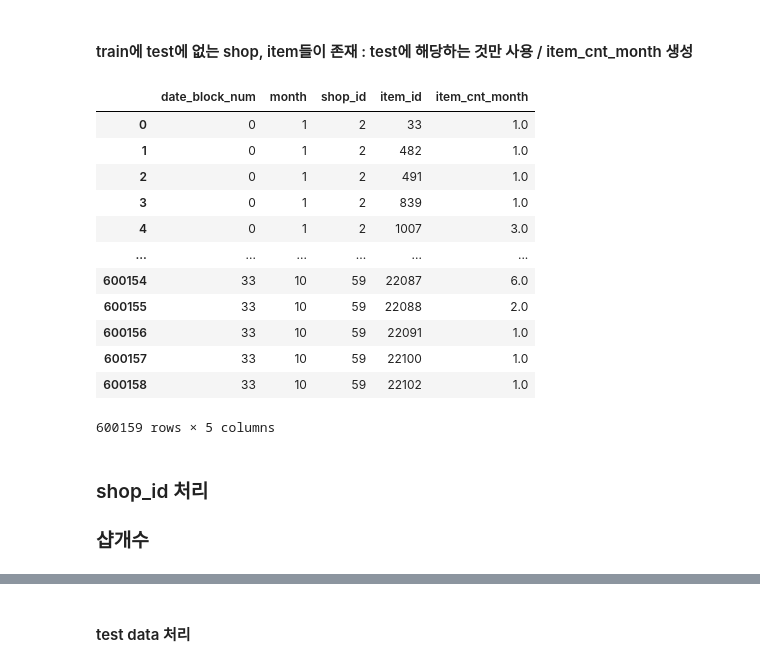
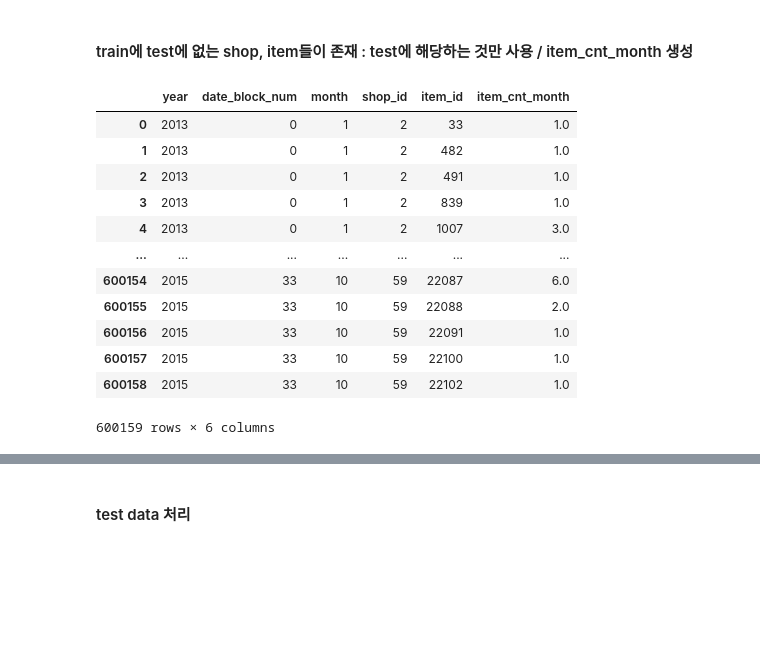
Before and after one commit to kkyuhun94/ML_practice, a Jupyter notebook: predict_future_sales.ipynb, the cells around one changed output, grey strips where cells are left out. Drawn from its saved outputs; the diff is of its cells as text; code cells hidden in the pictures; blank space fills up the shorter version.

```diff
--- a/predict_future_sales.ipynb
+++ b/predict_future_sales.ipynb
@@ -344,24 +274,21 @@ df_train
 # %%
 x_train = df_train[df_train.shop_id.isin(df_test.shop_id.unique())]
 x_train = x_train[x_train.item_id.isin(df_test.item_id.unique())]
 x_train['date'] = x_train['date'].apply(lambda x : int(x[3:5]))
-x_train = pd.DataFrame(x_train.groupby(['date_block_num','date','shop_id','item_id'],as_index=False)['item_cnt_day'].sum())
+x_train = pd.DataFrame(x_train.groupby(['year','date_block_num','date','shop_id','item_id'],as_index=False)['item_cnt_day'].sum())
 x_train.rename(columns={'item_cnt_day' : 'item_cnt_month', 'date' : 'month'}, inplace = True )
 x_train
 # %% [output]
-|  | date_block_num | month | shop_id | item_id | item_cnt_month |
-| 0 | 0 | 1 | 2 | 33 | 1.0 |
-| 1 | 0 | 1 | 2 | 482 | 1.0 |
-| 2 | 0 | 1 | 2 | 491 | 1.0 |
-| 3 | 0 | 1 | 2 | 839 | 1.0 |
-| 4 | 0 | 1 | 2 | 1007 | 3.0 |
-| ... | ... | ... | ... | ... | ... |
-| 600154 | 33 | 10 | 59 | 22087 | 6.0 |
-| 600155 | 33 | 10 | 59 | 22088 | 2.0 |
-| 600156 | 33 | 10 | 59 | 22091 | 1.0 |
-| 600157 | 33 | 10 | 59 | 22100 | 1.0 |
-| 600158 | 33 | 10 | 59 | 22102 | 1.0 |
+|  | year | date_block_num | month | shop_id | item_id | item_cnt_month |
+| 0 | 2013 | 0 | 1 | 2 | 33 | 1.0 |
+| 1 | 2013 | 0 | 1 | 2 | 482 | 1.0 |
+| 2 | 2013 | 0 | 1 | 2 | 491 | 1.0 |
+| 3 | 2013 | 0 | 1 | 2 | 839 | 1.0 |
+| 4 | 2013 | 0 | 1 | 2 | 1007 | 3.0 |
+| ... | ... | ... | ... | ... | ... | ... |
+| 600154 | 2015 | 33 | 10 | 59 | 22087 | 6.0 |
+| 600155 | 2015 | 33 | 10 | 59 | 22088 | 2.0 |
+| 600156 | 2015 | 33 | 10 | 59 | 22091 | 1.0 |
+| 600157 | 2015 | 33 | 10 | 59 | 22100 | 1.0 |
+| 600158 | 2015 | 33 | 10 | 59 | 22102 | 1.0 |
-600159 rows × 5 columns
+600159 rows × 6 columns
-# %% [markdown]
-### shop_id 처리
-### 샵개수
```
Also changed, not shown: parts of 34 cells of this notebook.
